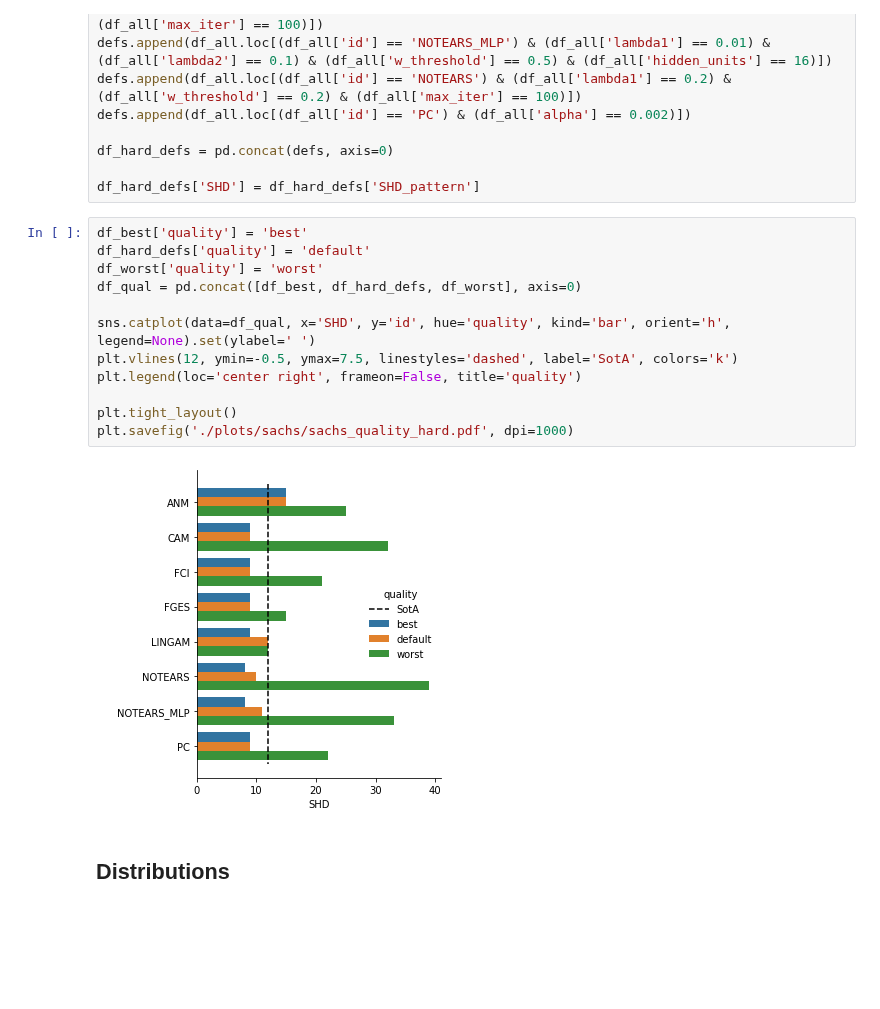
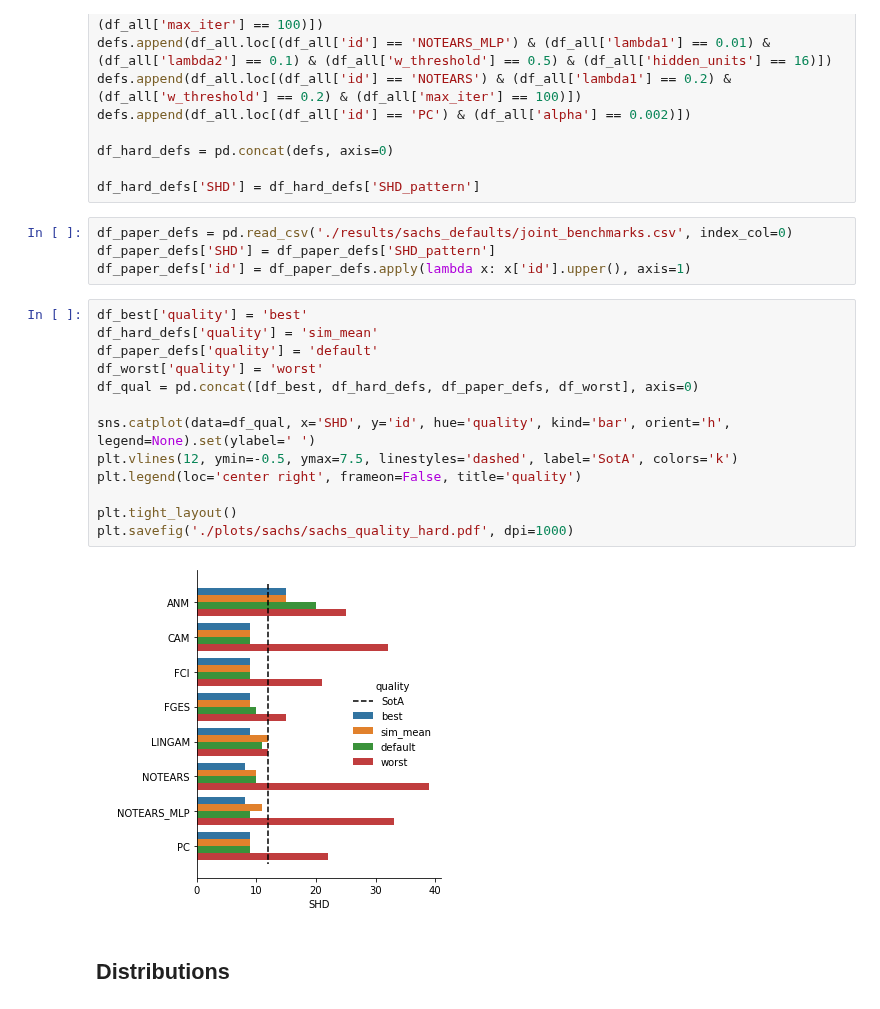
Before and after one commit to misoc-mml/hyperparams-causal-discovery, a Jupyter notebook: hyperparams/sachs.ipynb, the cells around one changed output. Cells and saved outputs as stored; diff of their text form; blank space fills up the shorter version.

Commit message:
Added paper defaults for sachs and syntren.

```diff
--- a/hyperparams/sachs.ipynb
+++ b/hyperparams/sachs.ipynb
@@ -63,20 +63,25 @@ defs.append(df_all.loc[(df_all['id'] == 'PC') & (df_all['alpha'] == 0.002)])
 df_hard_defs = pd.concat(defs, axis=0)
 
 df_hard_defs['SHD'] = df_hard_defs['SHD_pattern']
+# %%
+df_paper_defs = pd.read_csv('./results/sachs_defaults/joint_benchmarks.csv', index_col=0)
+df_paper_defs['SHD'] = df_paper_defs['SHD_pattern']
+df_paper_defs['id'] = df_paper_defs.apply(lambda x: x['id'].upper(), axis=1)
 # %%
 df_best['quality'] = 'best'
-df_hard_defs['quality'] = 'default'
+df_hard_defs['quality'] = 'sim_mean'
+df_paper_defs['quality'] = 'default'
 df_worst['quality'] = 'worst'
-df_qual = pd.concat([df_best, df_hard_defs, df_worst], axis=0)
+df_qual = pd.concat([df_best, df_hard_defs, df_paper_defs, df_worst], axis=0)
 
 sns.catplot(data=df_qual, x='SHD', y='id', hue='quality', kind='bar', orient='h', legend=None).set(ylabel=' ')
 plt.vlines(12, ymin=-0.5, ymax=7.5, linestyles='dashed', label='SotA', colors='k')
 plt.legend(loc='center right', frameon=False, title='quality')
 
 plt.tight_layout()
 plt.savefig('./plots/sachs/sachs_quality_hard.pdf', dpi=1000)
 # %% [output]
-[figure, old version]
+[figure, new version]
 # %% [markdown]
 ## Distributions
 # %%
```
Also changed, not shown: 36 other files.
